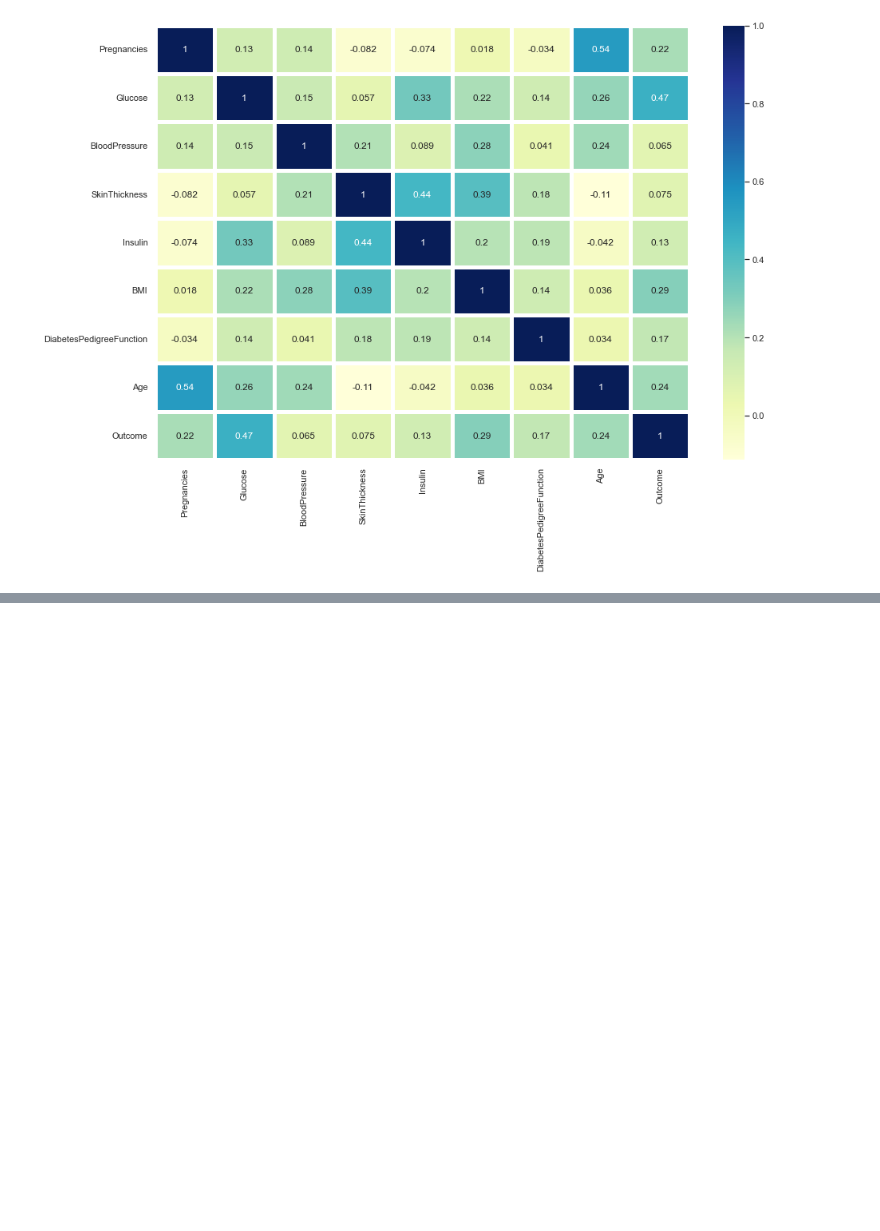
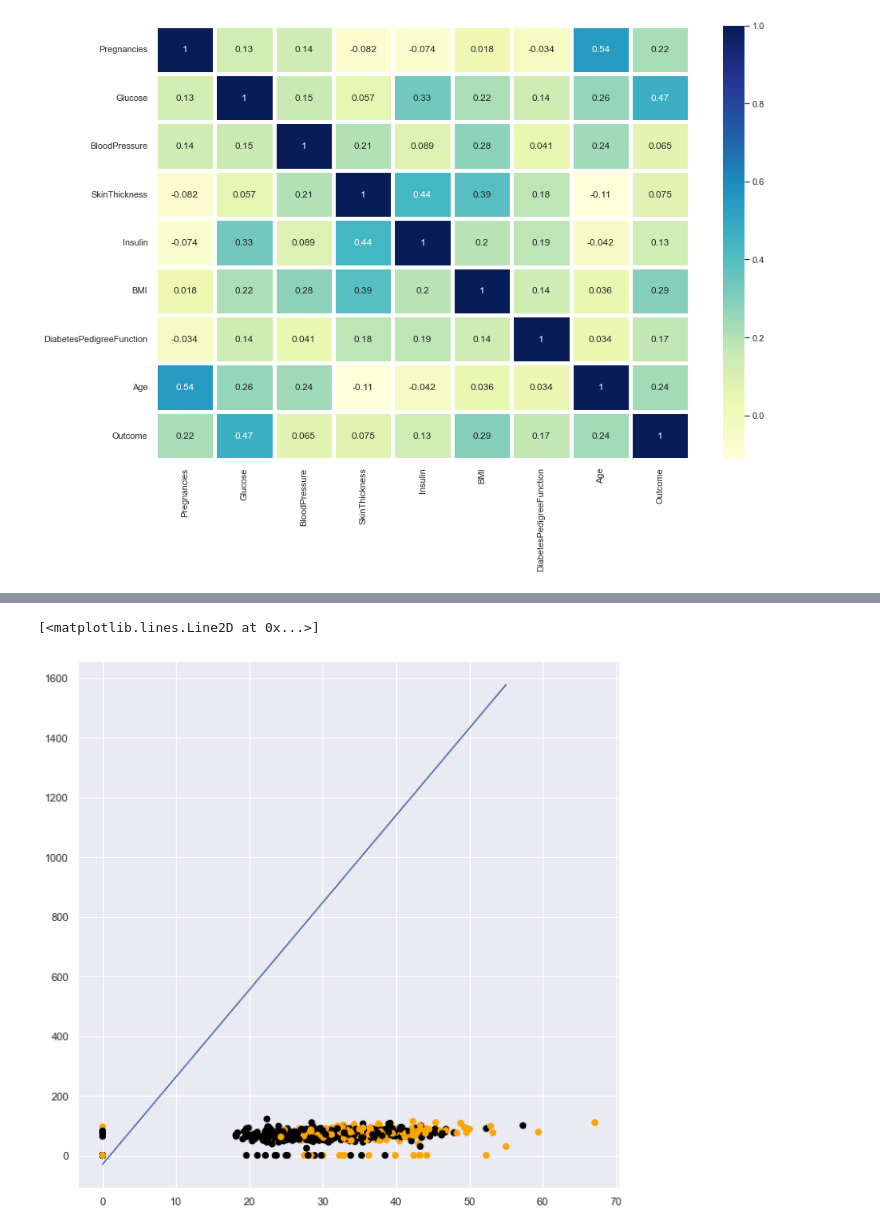
Before and after one commit to CCM-JCO/Projects, a Jupyter notebook: diabetes_project.ipynb, the cells around one changed output, grey strips where cells are left out. Saved outputs shown, nothing was run; the diff lists cells and outputs as text; code cells hidden in the pictures; blank space fills up the shorter version.

```diff
--- a/diabetes_project.ipynb
+++ b/diabetes_project.ipynb
@@ -234,0 +321,31 @@ df.cov()
+# %%
+"""
+Take a look at BMI and Blood Pressure
+"""
+from sklearn.svm import LinearSVC
+from sklearn.preprocessing import StandardScaler
+
+features= pd.concat([df.BMI, df.BloodPressure], axis=1)
+target = df.Outcome
+
+# Standardize features
+scaler = StandardScaler()
+standardized_features = scaler.fit_transform(features)
+color = ['black' if c == 0 else 'orange' for c in target]
+
+svc = LinearSVC(C=1.0)
+svc.fit(standardized_features, target)
+
+sns.set(rc={'figure.figsize':(10,10)})
+plt.scatter(df.BMI, df.BloodPressure, c=color)
+
+# Create the hyperplane
+w = svc.coef_[0]
+a = -w[0] / w[1]
+xx = np.linspace(0, 55)
+yy = a * xx - (svc.intercept_[0]) / w[1]
+
+plt.plot(xx, yy)
+# %% [output]
+[<matplotlib.lines.Line2D at 0x...>]
+[figure, added]
```
Also changed, not shown: parts of 11 cells of this notebook, 1 other file.
